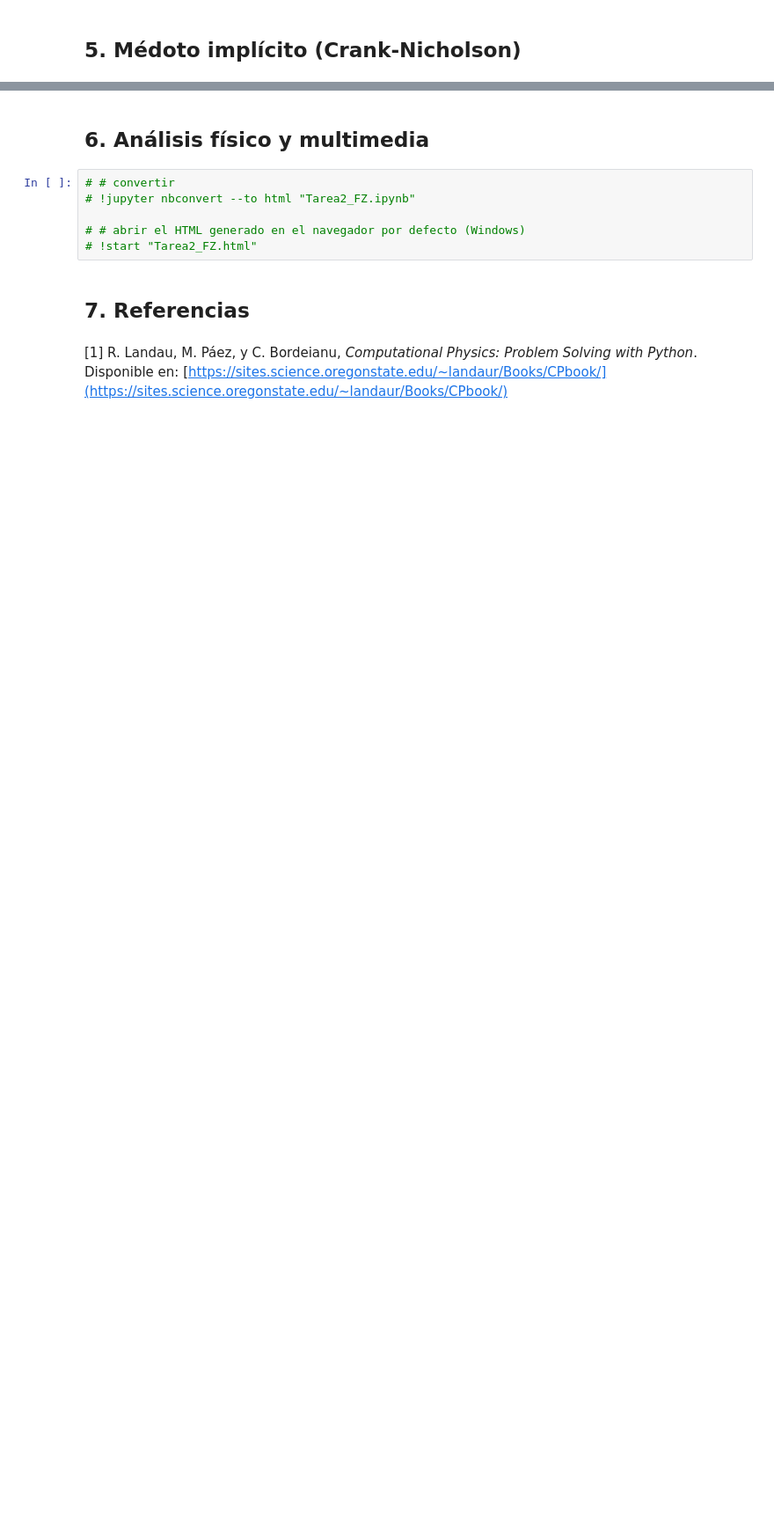
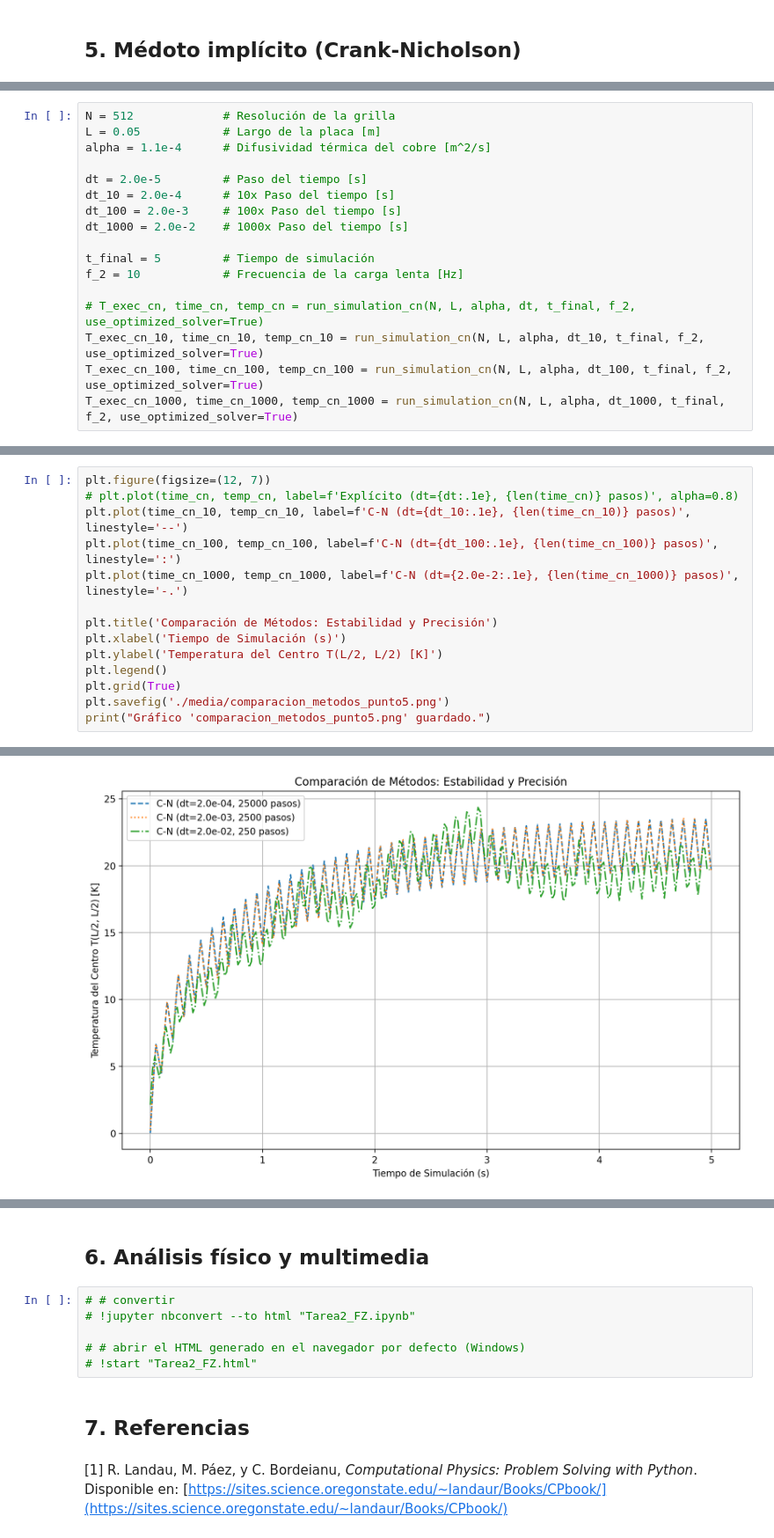
Before and after one commit to Ferzamora053/Tareas-FisComp, a Jupyter notebook: Tarea2_FZ.ipynb, the cells around one changed output, grey strips where cells are left out. Shown at 88% size. Drawn from its saved outputs; the diff is of its cells as text; blank space fills up the shorter version.

```diff
--- a/Tarea2_FZ.ipynb
+++ b/Tarea2_FZ.ipynb
@@ -653,0 +1029,17 @@ plt.show();
+# %%
+N = 512             # Resolución de la grilla
+L = 0.05            # Largo de la placa [m]
+alpha = 1.1e-4      # Difusividad térmica del cobre [m^2/s]
+
+dt = 2.0e-5         # Paso del tiempo [s]
+dt_10 = 2.0e-4      # 10x Paso del tiempo [s]
+dt_100 = 2.0e-3     # 100x Paso del tiempo [s]
+dt_1000 = 2.0e-2    # 1000x Paso del tiempo [s]
+
+t_final = 5         # Tiempo de simulación
+f_2 = 10            # Frecuencia de la carga lenta [Hz]
+
+# T_exec_cn, time_cn, temp_cn = run_simulation_cn(N, L, alpha, dt, t_final, f_2, use_optimized_solver=True)
+T_exec_cn_10, time_cn_10, temp_cn_10 = run_simulation_cn(N, L, alpha, dt_10, t_final, f_2, use_optimized_solver=True)
+T_exec_cn_100, time_cn_100, temp_cn_100 = run_simulation_cn(N, L, alpha, dt_100, t_final, f_2, use_optimized_solver=True)
+T_exec_cn_1000, time_cn_1000, temp_cn_1000 = run_simulation_cn(N, L, alpha, dt_1000, t_final, f_2, use_optimized_solver=True)
@@ -653,0 +1079,15 @@ plt.show();
+# %%
+plt.figure(figsize=(12, 7))
+# plt.plot(time_cn, temp_cn, label=f'Explícito (dt={dt:.1e}, {len(time_cn)} pasos)', alpha=0.8)
+plt.plot(time_cn_10, temp_cn_10, label=f'C-N (dt={dt_10:.1e}, {len(time_cn_10)} pasos)', linestyle='--')
+plt.plot(time_cn_100, temp_cn_100, label=f'C-N (dt={dt_100:.1e}, {len(time_cn_100)} pasos)', linestyle=':')
+plt.plot(time_cn_1000, temp_cn_1000, label=f'C-N (dt={2.0e-2:.1e}, {len(time_cn_1000)} pasos)', linestyle='-.')
+
+plt.title('Comparación de Métodos: Estabilidad y Precisión')
+plt.xlabel('Tiempo de Simulación (s)')
+plt.ylabel('Temperatura del Centro T(L/2, L/2) [K]')
+plt.legend()
+plt.grid(True)
+plt.savefig('./media/comparacion_metodos_punto5.png')
+print("Gráfico 'comparacion_metodos_punto5.png' guardado.")
+# %% [output]
@@ -653,0 +1095 @@ plt.show();
+[figure, added]
```
Also changed, not shown: parts of 26 cells of this notebook, 11 other files.
